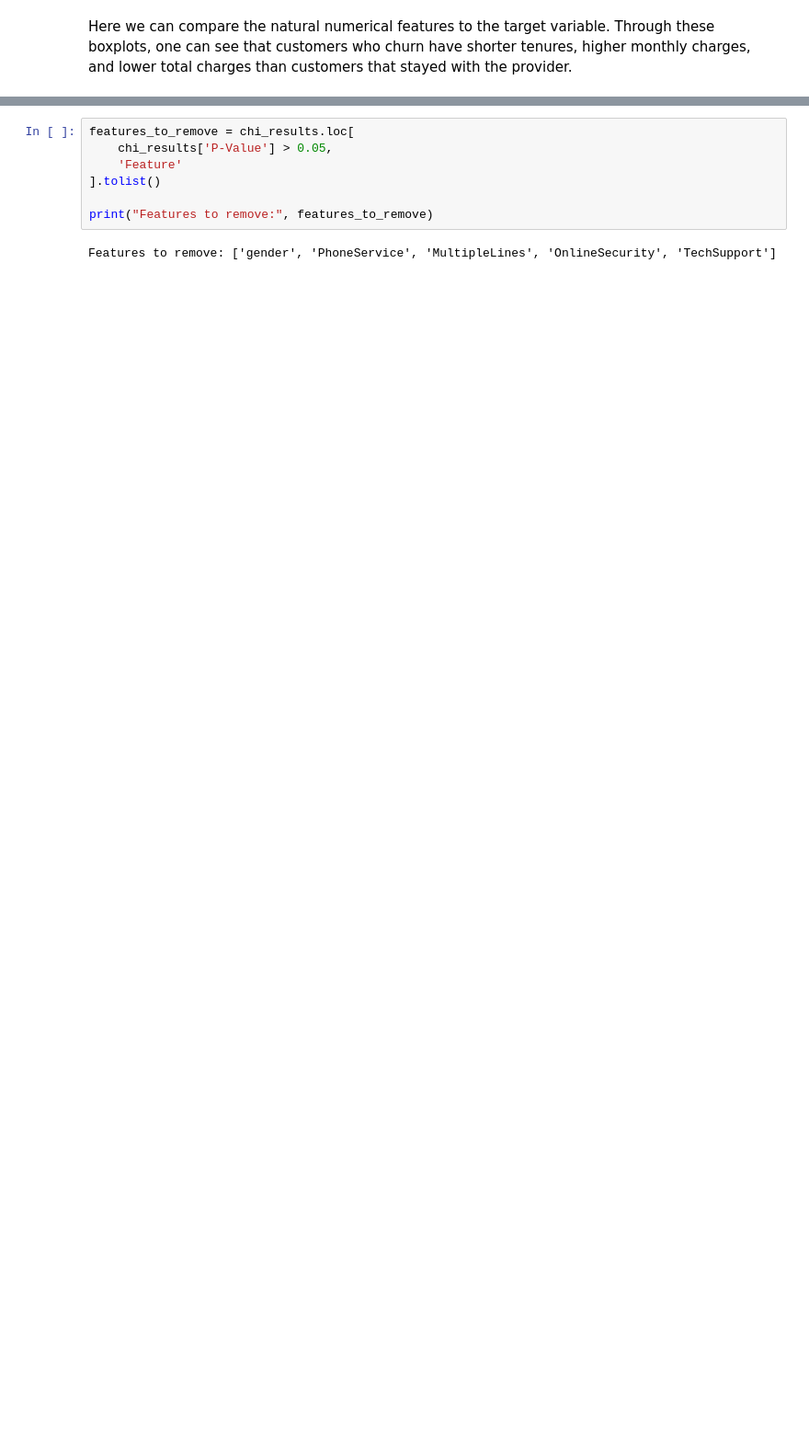
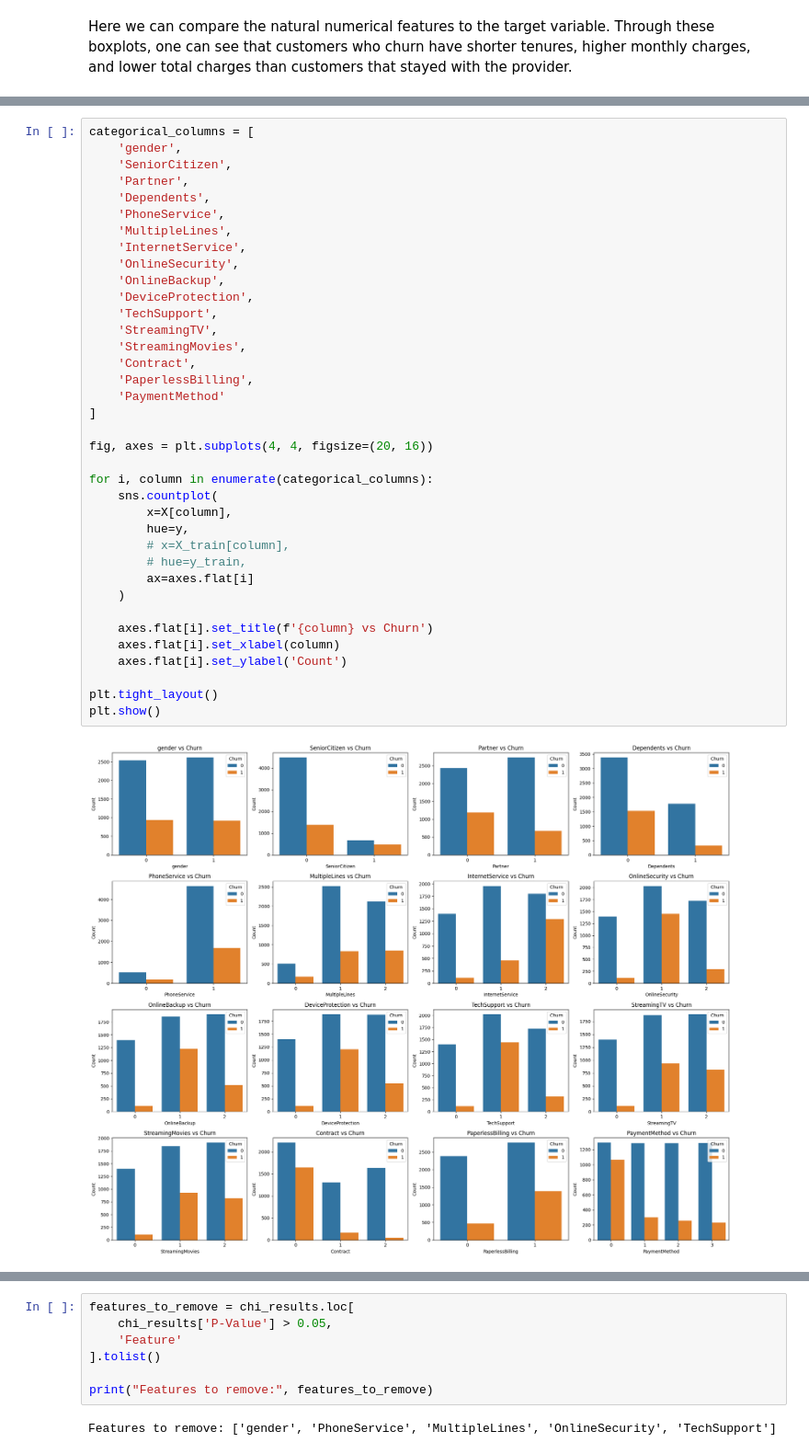
Before and after one commit to kd00250/COMP3800, a Jupyter notebook: Project2KennethDearman.ipynb, the cells around one changed output, grey strips where cells are left out. Shown at 92% size. Cells and saved outputs as stored; diff of their text form; blank space fills up the shorter version.

```diff
--- a/Project2KennethDearman.ipynb
+++ b/Project2KennethDearman.ipynb
@@ -450,0 +370,39 @@ P-values tell how if there is a significant difference in the means of the group
+# %%
+categorical_columns = [
+    'gender',
+    'SeniorCitizen',
+    'Partner',
+    'Dependents',
+    'PhoneService',
+    'MultipleLines',
+    'InternetService',
+    'OnlineSecurity',
+    'OnlineBackup',
+    'DeviceProtection',
+    'TechSupport',
+    'StreamingTV',
+    'StreamingMovies',
+    'Contract',
+    'PaperlessBilling',
+    'PaymentMethod'
+]
+
+fig, axes = plt.subplots(4, 4, figsize=(20, 16))
+
+for i, column in enumerate(categorical_columns):
+    sns.countplot(
+        x=X[column],
+        hue=y,
+        # x=X_train[column],
+        # hue=y_train,
+        ax=axes.flat[i]
+    )
+
+    axes.flat[i].set_title(f'{column} vs Churn')
+    axes.flat[i].set_xlabel(column)
+    axes.flat[i].set_ylabel('Count')
+
+plt.tight_layout()
+plt.show()
+# %% [output]
+[figure, new version]
```
Also changed, not shown: parts of 27 cells of this notebook.
